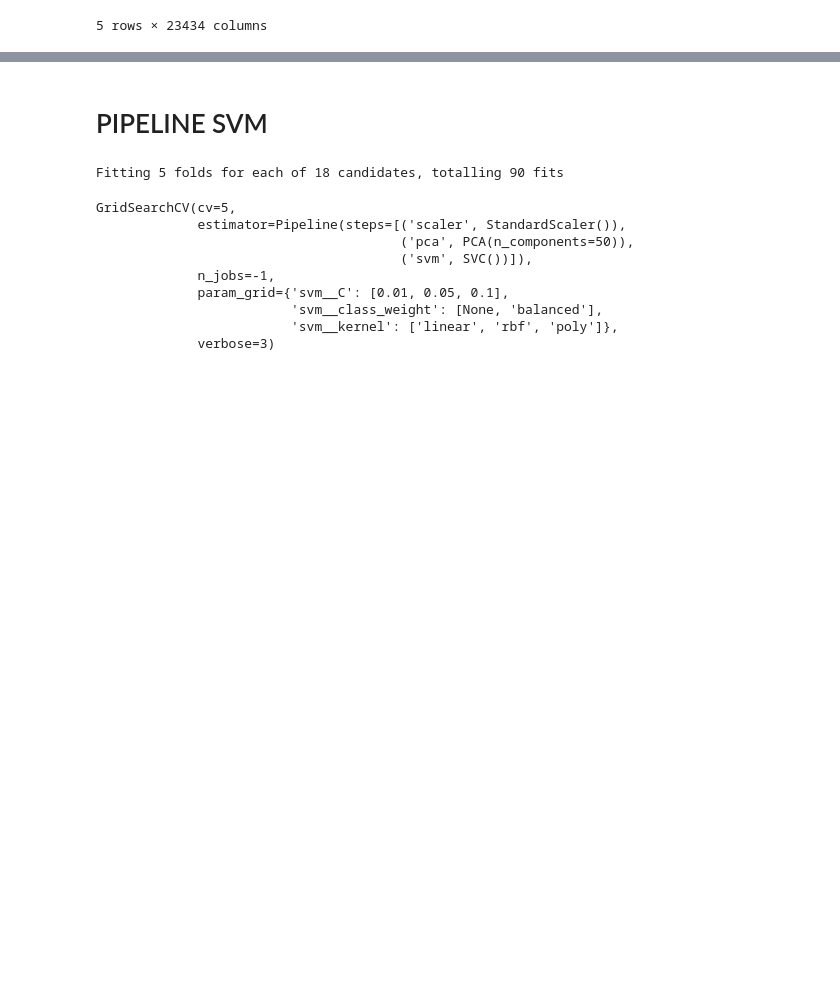
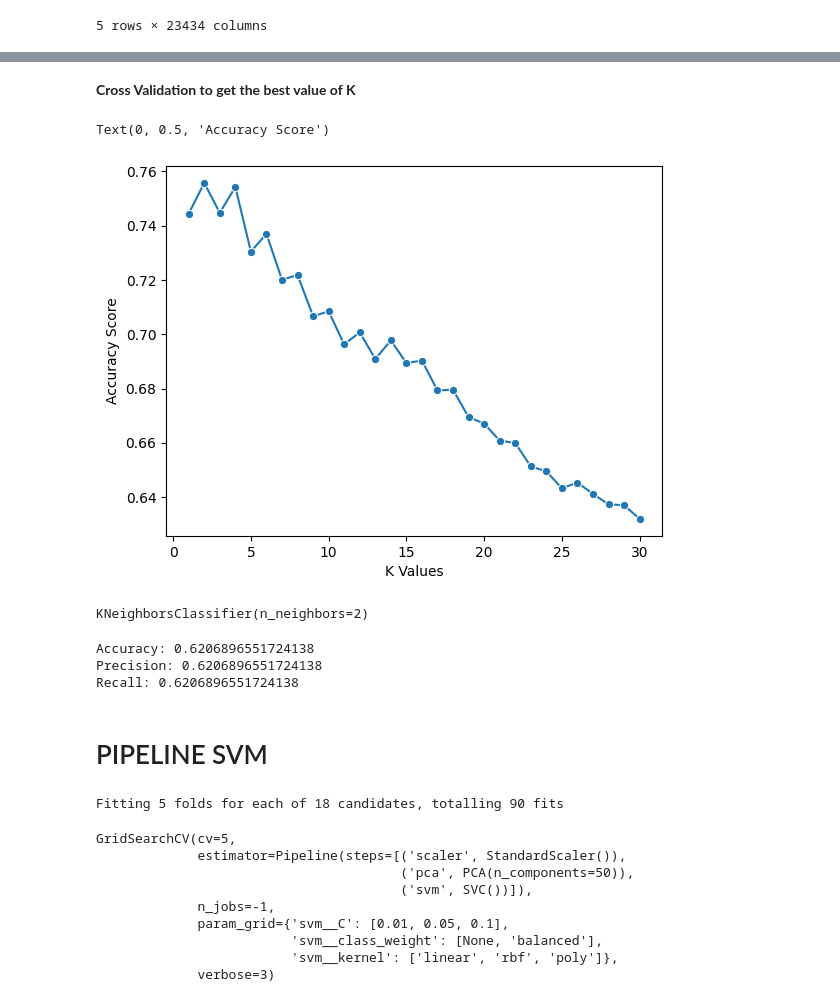
Before and after one commit to Andreher00/ml-project, a Jupyter notebook: progetto.ipynb, the cells around one changed output, grey strips where cells are left out. Drawn from its saved outputs; the diff is of its cells as text; code cells hidden in the pictures; blank space fills up the shorter version.

```diff
--- a/progetto.ipynb
+++ b/progetto.ipynb
@@ -103,3 +156,40 @@ X_train, X_test, y_train, y_test = train_test_split(X, y)
+# %% [markdown]
+**Cross Validation to get the best value of K**
+# %%
+k_values=[i for i in range(1,31)]
+scores=[]
+scaler=StandardScaler()
+X=scaler.fit_transform(X)
+for k in k_values:
+  knn=KNeighborsClassifier(n_neighbors=k)
+  score=cross_val_score(knn,X,y, cv=5)
+  scores.append(np.mean(score))
+sns.lineplot(x = k_values , y= scores, marker ='o')
+plt.xlabel("K Values")
+plt.ylabel("Accuracy Score")
+# %% [output]
+Text(0, 0.5, 'Accuracy Score')
+[figure, added]
+# %%
+best_index = np.argmax(scores)
+best_k = k_values[best_index]
+knn = KNeighborsClassifier(n_neighbors =best_k)
+knn.fit(X_train, y_train)
+# %% [output]
+KNeighborsClassifier(n_neighbors=2)
+# %%
+y_pred = knn.predict (X_test)
+
+knn_accuracy =accuracy_score(y_test, y_pred)
+precision = precision_score(y_test, y_pred,average='micro')
+recall = recall_score(y_test, y_pred,average='micro')
+print("Accuracy:", knn_accuracy)
+print("Precision:", precision)
+print("Recall:", recall)
+# %% [output]
+Accuracy: 0.6206896551724138
+Precision: 0.6206896551724138
+Recall: 0.6206896551724138
 # %% [markdown]
 
 # PIPELINE SVM
```
Also changed, not shown: parts of 22 cells of this notebook.
